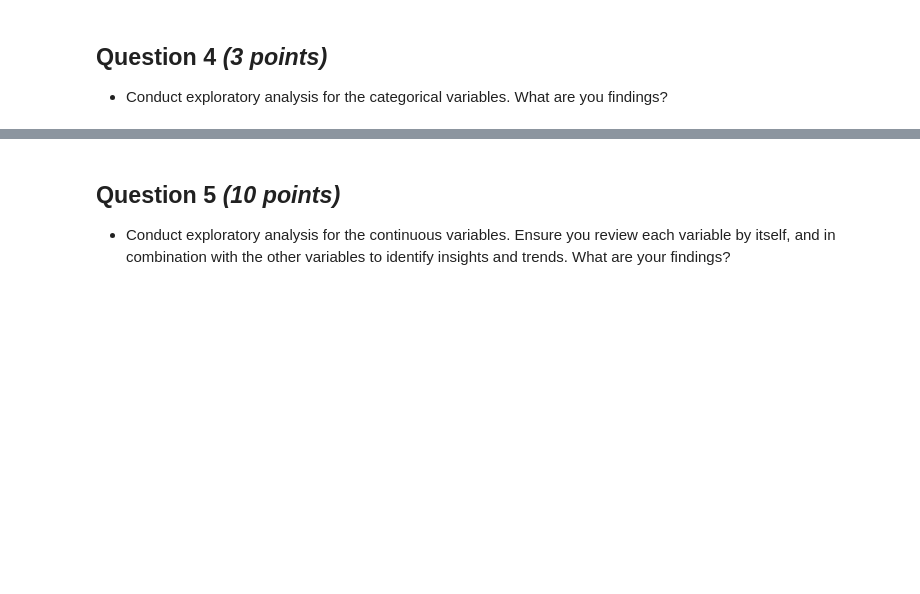
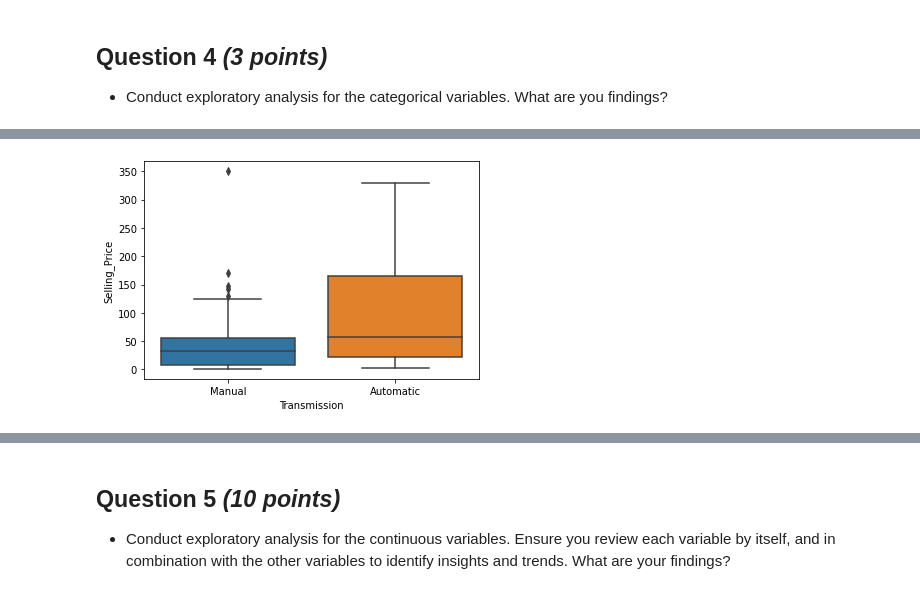
Before and after one commit to Alkasai/3250B, a Jupyter notebook: notebooks/[python] Assignment 3.ipynb, the cells around one changed output, grey strips where cells are left out. Saved outputs shown, nothing was run; the diff lists cells and outputs as text; code cells hidden in the pictures; blank space fills up the shorter version.

```diff
--- a/notebooks/[python] Assignment 3.ipynb
+++ b/notebooks/[python] Assignment 3.ipynb
@@ -126,0 +203,7 @@ df.head()
+# %%
+sns.boxplot(x='Transmission', y='Selling_Price', data=df);
+# Automatic transmission cars seem to be more expensive
+# And half of automatic transmission cars are price above
+# the 75th percentile of the manual transmission cars
+# %% [output]
+[figure, added]
```
Also changed, not shown: parts of 38 cells of this notebook.
